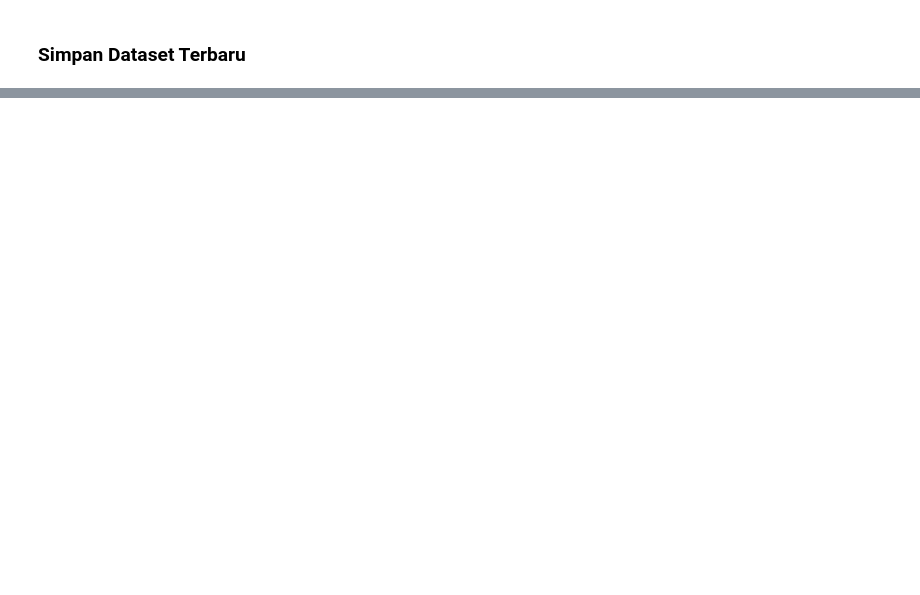
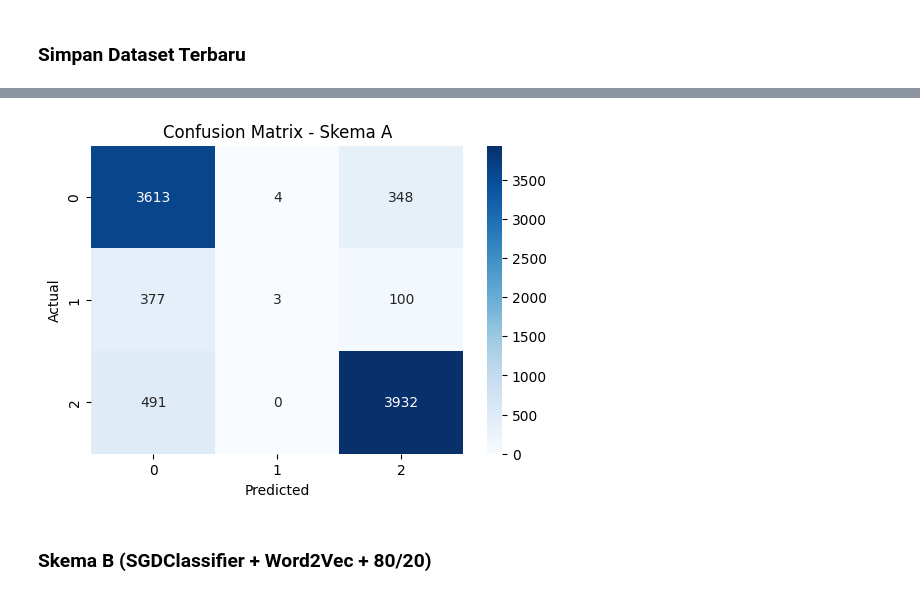
Before and after one commit to KRIZNOOB/analisis-sentimen-proyek-dicoding, a Jupyter notebook: notebook/training.ipynb, the cells around one changed output, grey strips where cells are left out. Saved outputs shown, nothing was run; the diff lists cells and outputs as text; code cells hidden in the pictures; blank space fills up the shorter version.

Commit message:
training and finishing

```diff
--- a/notebook/training.ipynb
+++ b/notebook/training.ipynb
@@ -198,3 +266,6 @@ Name: count, dtype: int64
 ### Simpan Dataset Terbaru
 # %%
 df.to_csv("../dataset/gojek_reviews_labeled.csv", index=False)
+# %%
+X = df['clean_review']
+y = df['sentiment']
@@ -200,0 +274,31 @@ df.to_csv("../dataset/gojek_reviews_labeled.csv", index=False)
+# %%
+X_train_a_raw, X_test_a_raw, y_train_a, y_test_a = train_test_split(
+    X, y,
+    test_size=0.2,
+    random_state=42,
+    stratify=y
+)
+
+tfidf_a = TfidfVectorizer(
+    analyzer="word",
+    ngram_range=(1, 2),
+    min_df=2,
+    max_df=0.95,
+    max_features=30000,
+    sublinear_tf=True
+)
+
+X_train_a = tfidf_a.fit_transform(X_train_a_raw)
+X_test_a = tfidf_a.transform(X_test_a_raw)
+
+lr_a = LogisticRegression(
+    max_iter=3000,
+    C=1.0
+)
+
+lr_a.fit(X_train_a, y_train_a)
+y_pred_a = lr_a.predict(X_test_a)
+
+acc_a = accuracy_score(y_test_a, y_pred_a)
+print("Skema A Accuracy:", round(acc_a, 4))
+print("\nClassification Report:\n", classification_report(y_test_a, y_pred_a))
@@ -200,0 +318,12 @@ df.to_csv("../dataset/gojek_reviews_labeled.csv", index=False)
+# %%
+cm_a = confusion_matrix(y_test_a, y_pred_a)
+plt.figure(figsize=(6, 4))
+sns.heatmap(cm_a, annot=True, fmt="d", cmap="Blues")
+plt.title("Confusion Matrix - Skema A")
+plt.xlabel("Predicted")
+plt.ylabel("Actual")
+plt.show()
+# %% [output]
+[figure, added]
+# %% [markdown]
+### Skema B (SGDClassifier + Word2Vec + 80/20)
```
Also changed, not shown: parts of 24 cells of this notebook, 3 other files.
